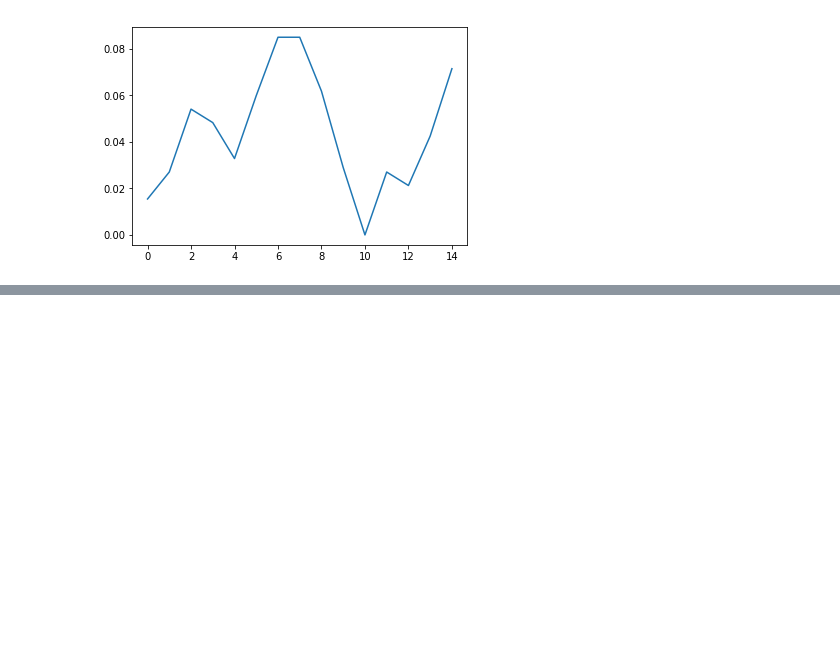
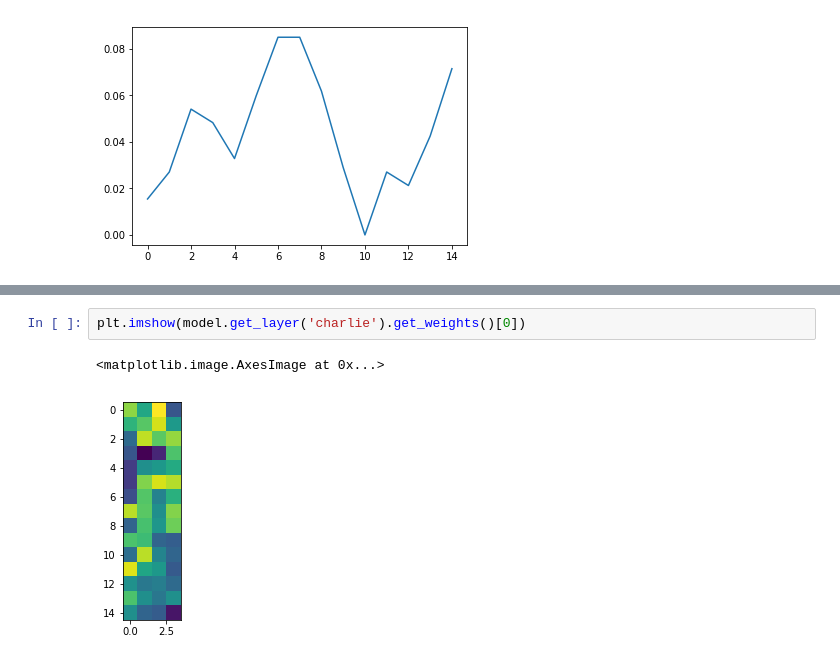
Before and after one commit to emcastro/NN-Jupyter, a Jupyter notebook: time-series-prediction-lstm-recurrent-neural-networks-python-keras-Dense.ipynb, the cells around one changed output, grey strips where cells are left out. Cells and saved outputs as stored; diff of their text form; blank space fills up the shorter version.

```diff
--- a/time-series-prediction-lstm-recurrent-neural-networks-python-keras-Dense.ipynb
+++ b/time-series-prediction-lstm-recurrent-neural-networks-python-keras-Dense.ipynb
@@ -176,0 +187,5 @@ plt.plot(dataset[0:len(results2)])
+# %%
+plt.imshow(model.get_layer('charlie').get_weights()[0])
+# %% [output]
+<matplotlib.image.AxesImage at 0x...>
+[figure, added]
```
Also changed, not shown: parts of 14 cells of this notebook, 2 other files.
